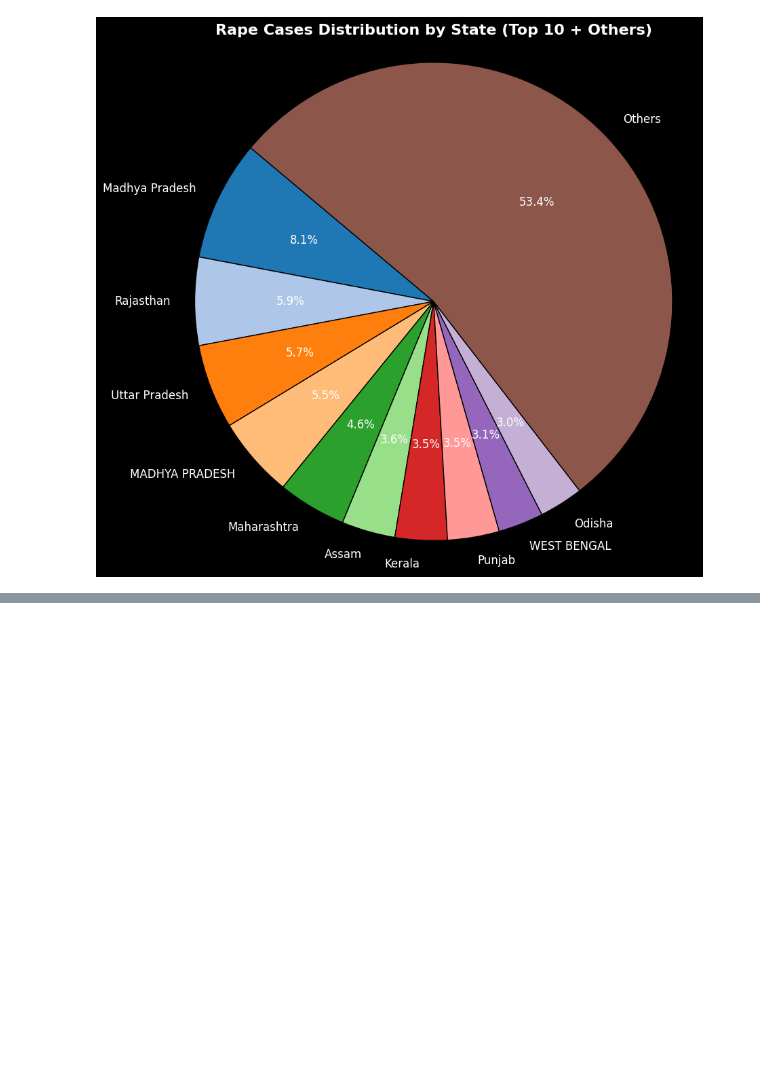
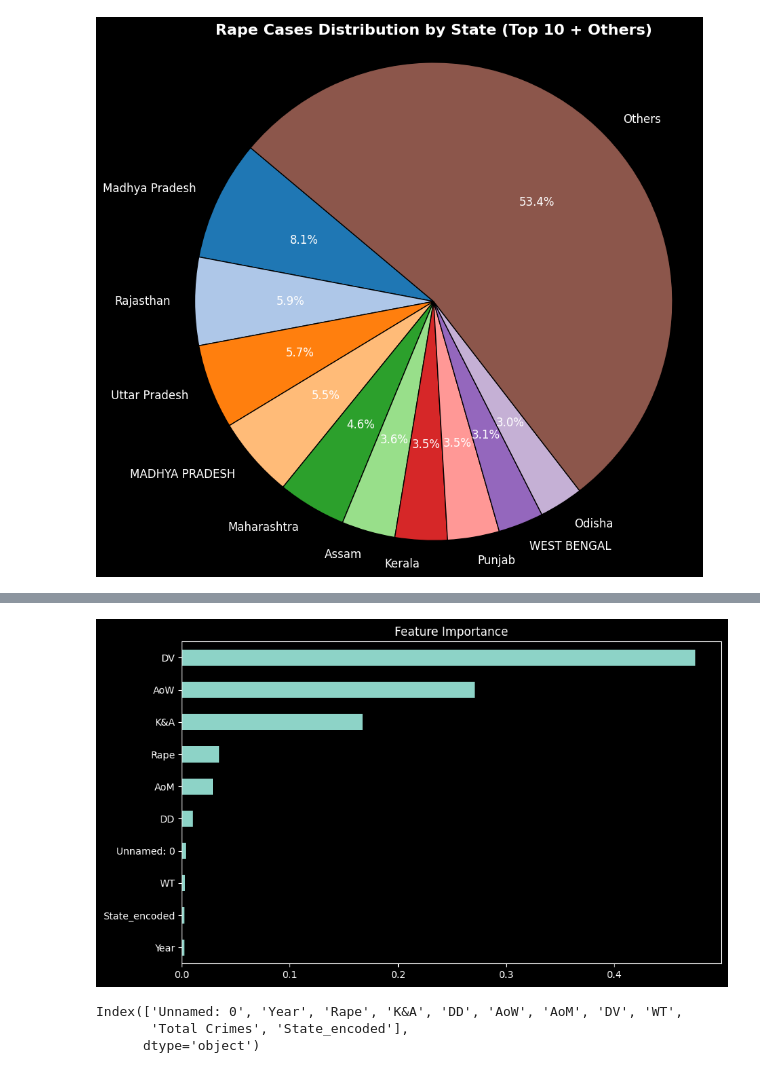
Before and after one commit to AakashShah07/Crime_priction_system, a Jupyter notebook: new.ipynb, the cells around one changed output, grey strips where cells are left out. Drawn from its saved outputs; the diff is of its cells as text; code cells hidden in the pictures; blank space fills up the shorter version.

```diff
--- a/new.ipynb
+++ b/new.ipynb
@@ -205,0 +280,16 @@ AttributeError: module 'matplotlib.pyplot' has no attribute 'tight_lay'
+# %%
+feature_names = data.drop(columns=['Total Crimes']).columns
+importances = model.feature_importances_
+
+feat_imp = pd.Series(importances, index=feature_names)
+feat_imp.sort_values().plot(kind='barh', figsize=(10,6), title="Feature Importance")
+plt.show()
+# %% [output]
+[figure, added]
+# %%
+data.columns
+# data.head(5)
+# %% [output]
+Index(['Unnamed: 0', 'Year', 'Rape', 'K&A', 'DD', 'AoW', 'AoM', 'DV', 'WT',
+       'Total Crimes', 'State_encoded'],
+      dtype='object')
```
Also changed, not shown: parts of 22 cells of this notebook, 3 other files.
